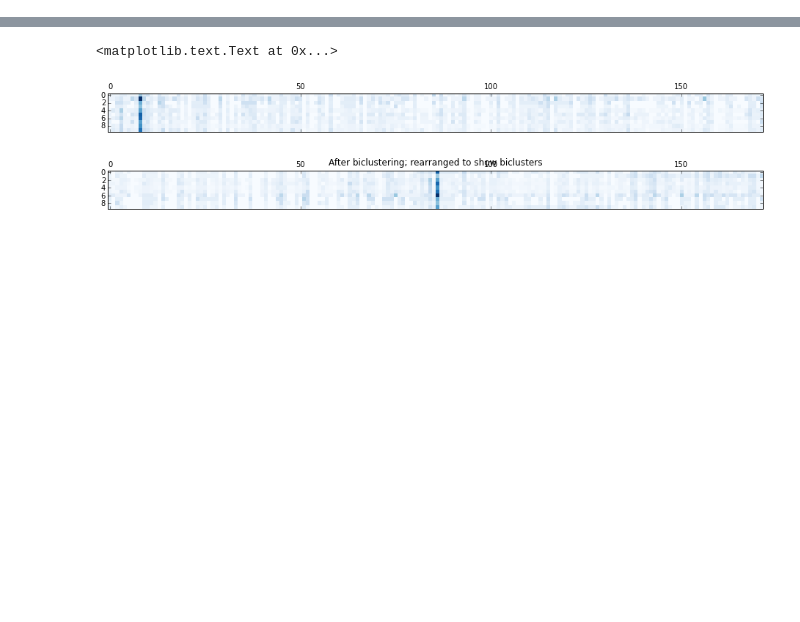
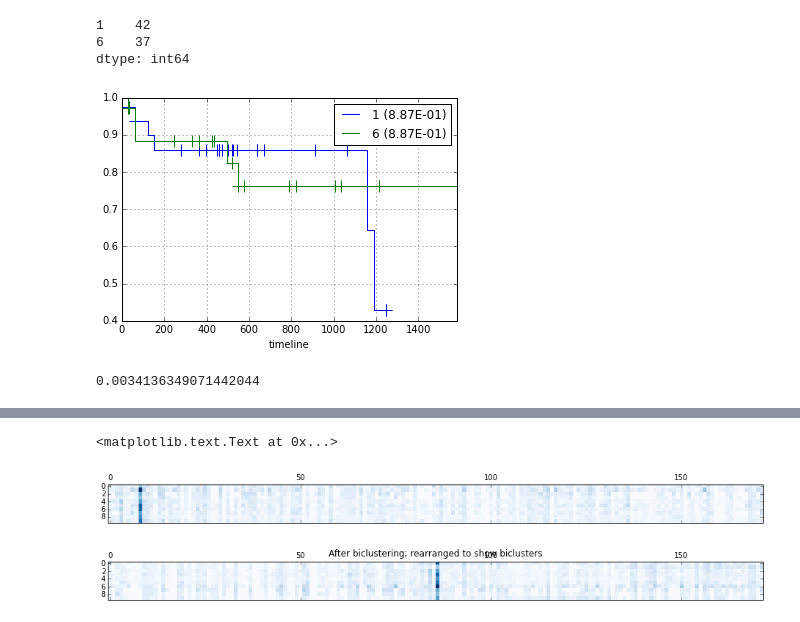
Before and after one commit to nitinksingh/driver, a Jupyter notebook: scratch.ipynb, the cells around one changed output, grey strips where cells are left out. Drawn from its saved outputs; the diff is of its cells as text; code cells hidden in the pictures; blank space fills up the shorter version.

```diff
--- a/scratch.ipynb
+++ b/scratch.ipynb
@@ -20,0 +65,31 @@ clinical_df = clinical_df.loc[common_samples]
+# %%
+def KM(memb, clinical_df, clusters, drop=''):
+    memb = memb.copy()
+    clusts = [int(x) for x in str(clusters)]
+    rest = list(set(memb.unique()).difference(clusts))
+
+    if drop and drop > 0:
+        ignore = [int(x) for x in str(drop)]
+        memb = memb[~memb.isin(ignore)]
+    if drop and drop < 0:
+        ignore = rest
+        memb = memb[~memb.isin(ignore)]
+
+
+    memb[memb.isin(rest)] = rest[0]
+#     print memb.value_counts()
+    clinical_df = clinical_df.join(memb, how='inner', lsuffix='old')
+    survival_analysis(clinical_df)
+    print memb.value_counts()
+
+x = KM(memb, clinical_df, 6)
+# print memb.value_counts()
+# %% [output]
+1    42
+6    37
+dtype: int64
+[figure, added]
+# %%
+x.p_value
+# %% [output]
+0.0034136349071442044
```
Also changed, not shown: parts of 9 cells of this notebook, 3 other files.
